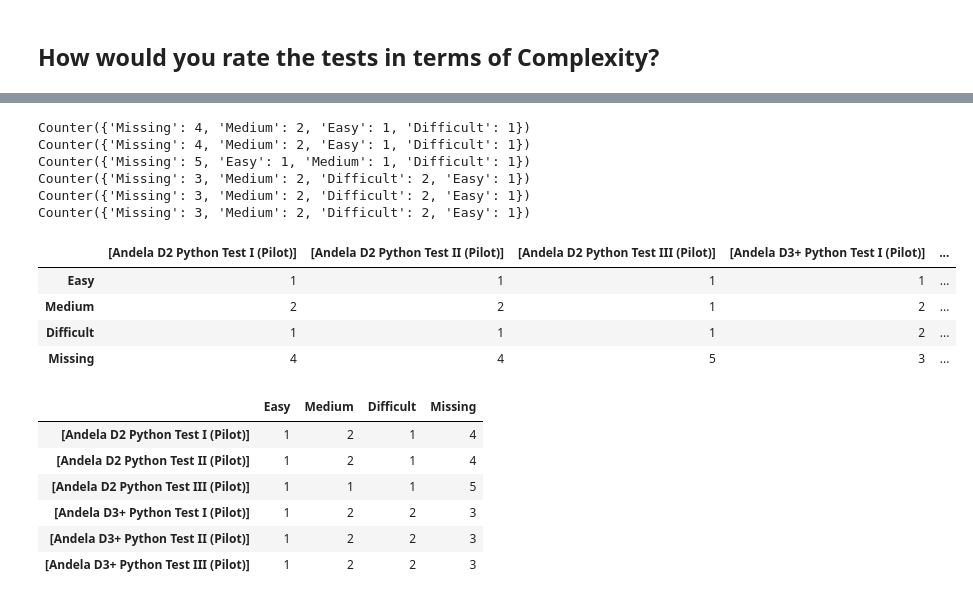
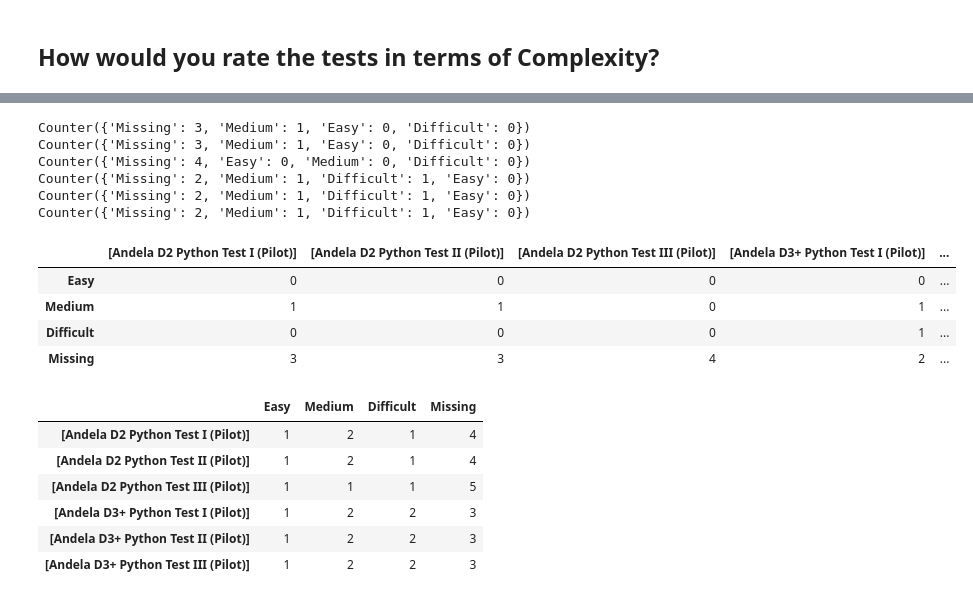
Before and after one commit to ericnjogu/hacker-rank-analysis, a Jupyter notebook: python-results.ipynb, the cells around one changed output, grey strips where cells are left out. Drawn from its saved outputs; the diff is of its cells as text; code cells hidden in the pictures.

Commit message:
fix: initializing counter with zero counts for each category

```diff
--- a/python-results.ipynb
+++ b/python-results.ipynb
@@ -50,31 +50,31 @@ complexity.columns = new_column_names
 # %%
 from collections import Counter
 # TODO try create the dataframe at a go by storing the counts in a multi-dim array?
 categories = ('Easy', 'Medium', 'Difficult', 'Missing')
 complexity_counts = pd.DataFrame(index=categories)
 
 for col in list(complexity):
-    mead_counter = Counter(categories)
+    mead_counter = Counter({k:0 for k in categories})
     mead_counter.update(complexity[col]);
     print(mead_counter)
     complexity_counts[col] = mead_counter.values()
 
 # update index with labels
 #complexity_counts.set_index(mead_counter.keys())
 
 complexity_counts
 # %% [output]
-Counter({'Missing': 4, 'Medium': 2, 'Easy': 1, 'Difficult': 1})
-Counter({'Missing': 4, 'Medium': 2, 'Easy': 1, 'Difficult': 1})
-Counter({'Missing': 5, 'Easy': 1, 'Medium': 1, 'Difficult': 1})
-Counter({'Missing': 3, 'Medium': 2, 'Difficult': 2, 'Easy': 1})
-Counter({'Missing': 3, 'Medium': 2, 'Difficult': 2, 'Easy': 1})
-Counter({'Missing': 3, 'Medium': 2, 'Difficult': 2, 'Easy': 1})
+Counter({'Missing': 3, 'Medium': 1, 'Easy': 0, 'Difficult': 0})
+Counter({'Missing': 3, 'Medium': 1, 'Easy': 0, 'Difficult': 0})
+Counter({'Missing': 4, 'Easy': 0, 'Medium': 0, 'Difficult': 0})
+Counter({'Missing': 2, 'Medium': 1, 'Difficult': 1, 'Easy': 0})
+Counter({'Missing': 2, 'Medium': 1, 'Difficult': 1, 'Easy': 0})
+Counter({'Missing': 2, 'Medium': 1, 'Difficult': 1, 'Easy': 0})
 |  | [Andela D2 Python Test I (Pilot)] | [Andela D2 Python Test II (Pilot)] | [Andela D2 Python Test III (Pilot)] | [Andela D3+ Python Test I (Pilot)] | ... |
-| Easy | 1 | 1 | 1 | 1 | ... |
-| Medium | 2 | 2 | 1 | 2 | ... |
-| Difficult | 1 | 1 | 1 | 2 | ... |
-| Missing | 4 | 4 | 5 | 3 | ... |
+| Easy | 0 | 0 | 0 | 0 | ... |
+| Medium | 1 | 1 | 0 | 1 | ... |
+| Difficult | 0 | 0 | 0 | 1 | ... |
+| Missing | 3 | 3 | 4 | 2 | ... |
 # %%
 # Transpose the dataframe prior to plotting a bar graph
 complexity_counts = complexity_counts.T
```
